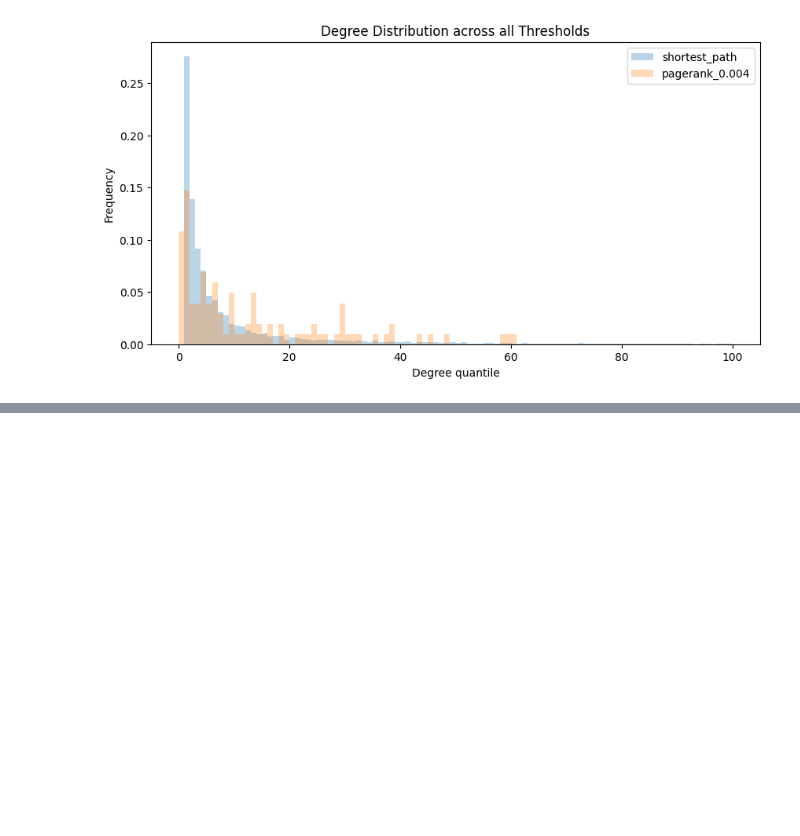
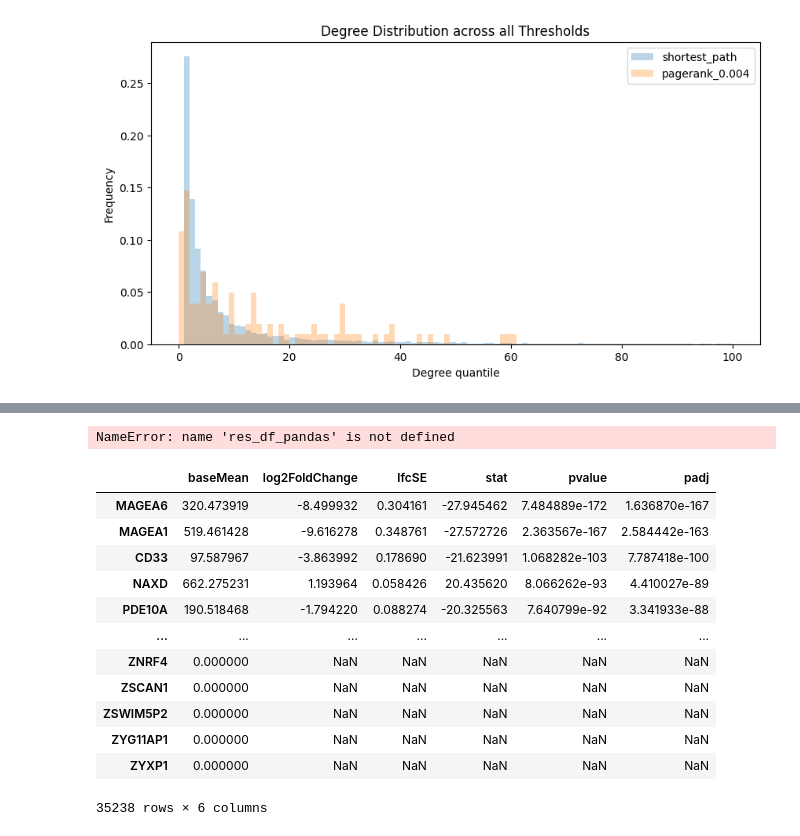
Before and after one commit to saezlab/uptown, a Jupyter notebook: data_applications.ipynb, the cells around one changed output, grey strips where cells are left out. Cells and saved outputs as stored; diff of their text form; code cells hidden in the pictures; blank space fills up the shorter version.

```diff
--- a/data_applications.ipynb
+++ b/data_applications.ipynb
@@ -347,0 +420,24 @@ plt.show()
+# %%
+# Activate the pandas conversion for rpy2
+de_GEO = res_df_pandas.sort_values(by='stat', ascending=False, key=lambda col: col.abs())
+
+de_GEO.to_csv('GSE106159_de.csv', sep='\t', index=True)
+# %% [output]
+NameError: name 'res_df_pandas' is not defined
+# %%
+de_GEO = pd.read_csv('GSE106159_de.csv', sep='\t', index_col=0)
+de_GEO
+# %% [output]
+|  | baseMean | log2FoldChange | lfcSE | stat | pvalue | padj |
+| MAGEA6 | 320.473919 | -8.499932 | 0.304161 | -27.945462 | 7.484889e-172 | 1.636870e-167 |
+| MAGEA1 | 519.461428 | -9.616278 | 0.348761 | -27.572726 | 2.363567e-167 | 2.584442e-163 |
+| CD33 | 97.587967 | -3.863992 | 0.178690 | -21.623991 | 1.068282e-103 | 7.787418e-100 |
+| NAXD | 662.275231 | 1.193964 | 0.058426 | 20.435620 | 8.066262e-93 | 4.410027e-89 |
+| PDE10A | 190.518468 | -1.794220 | 0.088274 | -20.325563 | 7.640799e-92 | 3.341933e-88 |
+| ... | ... | ... | ... | ... | ... | ... |
+| ZNRF4 | 0.000000 | NaN | NaN | NaN | NaN | NaN |
+| ZSCAN1 | 0.000000 | NaN | NaN | NaN | NaN | NaN |
+| ZSWIM5P2 | 0.000000 | NaN | NaN | NaN | NaN | NaN |
+| ZYG11AP1 | 0.000000 | NaN | NaN | NaN | NaN | NaN |
+| ZYXP1 | 0.000000 | NaN | NaN | NaN | NaN | NaN |
+35238 rows × 6 columns
```
Also changed, not shown: parts of 21 cells of this notebook, 3 other files.
